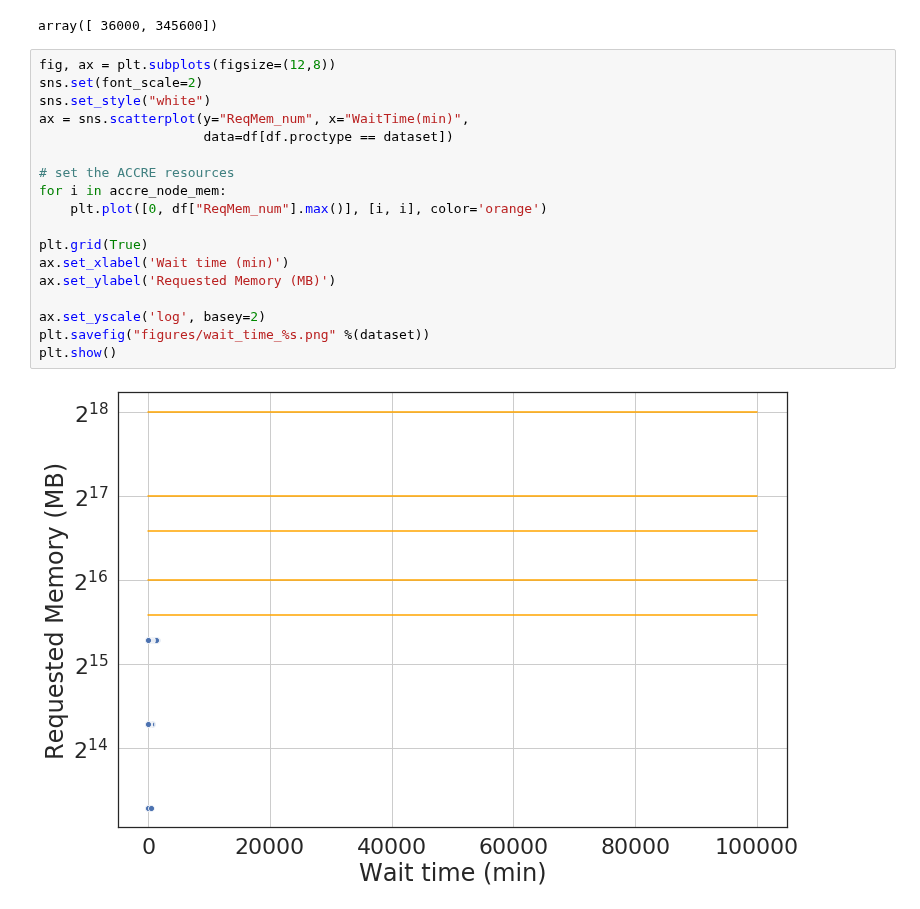
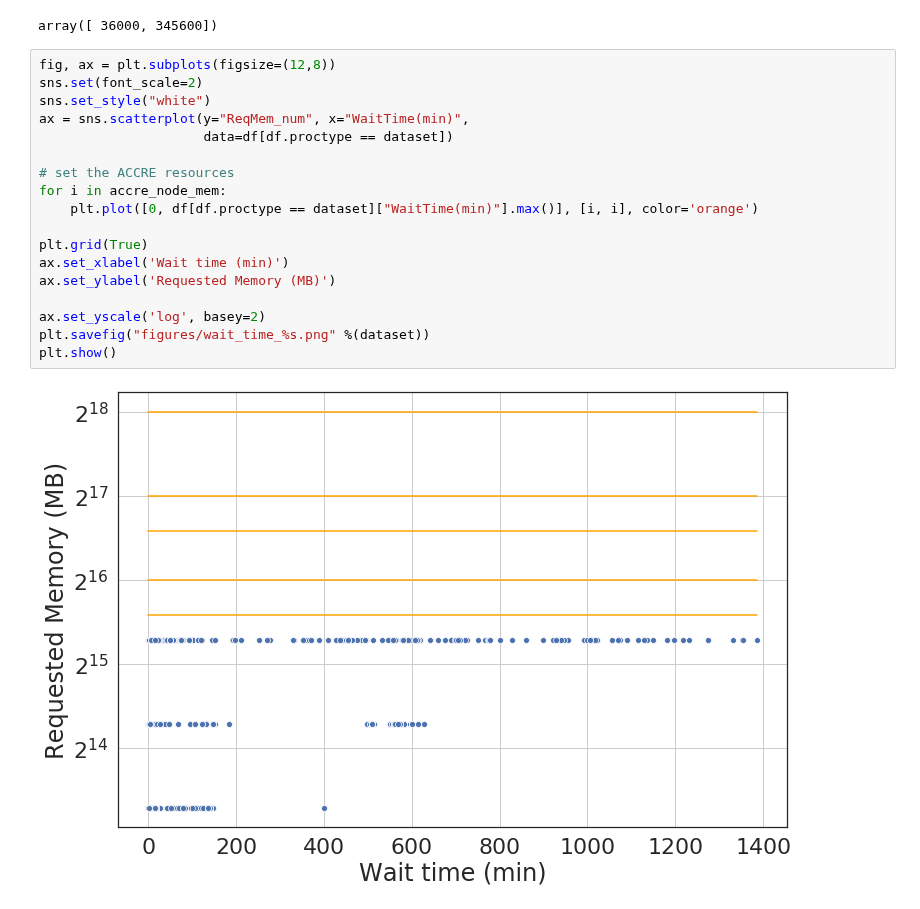
Before and after one commit to vanderbiltscl/SpeculativeScheduling, a Jupyter notebook: iSBatch_v1.0/xnat_resource_requirements.ipynb, the cells around one changed output. Saved outputs shown, nothing was run; the diff lists cells and outputs as text.

```diff
--- a/iSBatch_v1.0/xnat_resource_requirements.ipynb
+++ b/iSBatch_v1.0/xnat_resource_requirements.ipynb
@@ -301,20 +301,20 @@ array([ 36000, 345600])
 # %%
 fig, ax = plt.subplots(figsize=(12,8))
 sns.set(font_scale=2)
 sns.set_style("white")
 ax = sns.scatterplot(y="ReqMem_num", x="WaitTime(min)",
                      data=df[df.proctype == dataset])
 
 # set the ACCRE resources
 for i in accre_node_mem:
-    plt.plot([0, df["ReqMem_num"].max()], [i, i], color='orange')
+    plt.plot([0, df[df.proctype == dataset]["WaitTime(min)"].max()], [i, i], color='orange')
 
 plt.grid(True)
 ax.set_xlabel('Wait time (min)')
 ax.set_ylabel('Requested Memory (MB)')
 
 ax.set_yscale('log', basey=2)
 plt.savefig("figures/wait_time_%s.png" %(dataset))
 plt.show()
 # %% [output]
-[figure, old version]
+[figure, new version]
```
Also changed, not shown: parts of 1 cell of this notebook.
